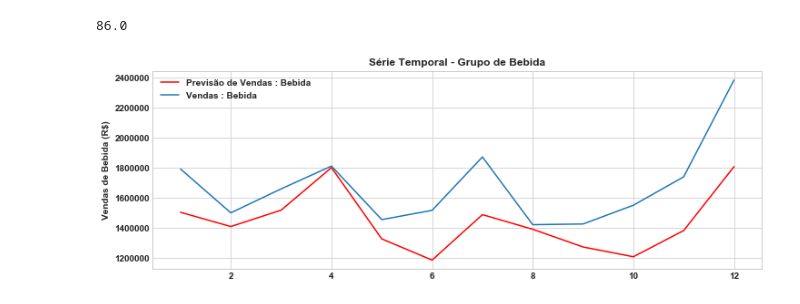
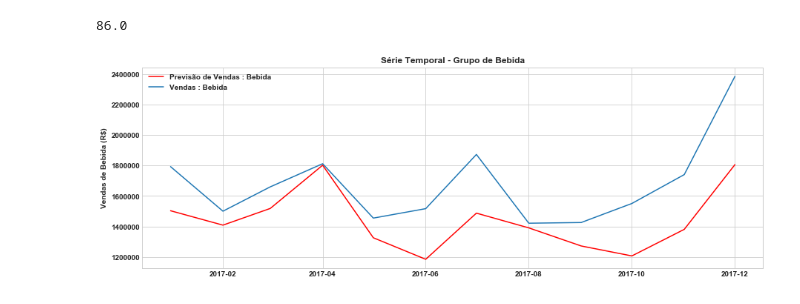
Before and after one commit to robson-fernandes/bayesian-networks-lab, a Jupyter notebook: notebooks/gaussian-processes-sales-grupo-bebidas-sp.ipynb, the cells around one changed output. Drawn from its saved outputs; the diff is of its cells as text; code cells hidden in the pictures.

```diff
--- a/notebooks/gaussian-processes-sales-grupo-bebidas-sp.ipynb
+++ b/notebooks/gaussian-processes-sales-grupo-bebidas-sp.ipynb
@@ -137,4 +145,7 @@ Statespace Model Results
+# %%
+file_model_load = open('models/forecasting-grupo-bebidas-sp.pkl', 'rb')
+model_load = pickle.load(file_model_load)
 # %%
-forecast = model.predict(n_periods=12)
+forecast = model_load.predict(n_periods=12)
 forecast
 # %% [output]
@@ -176,15 +187,15 @@ acuracia
 # %%
 legend_properties = {'weight':'bold'}
 
-plt.figure(figsize=(12,4))
-plt.plot(list(range(1,13)), y_pred, '-', label='Previsão de Vendas : '+ variavel.title() ,color='r')
-plt.plot(list(range(1,13)), y_true, label='Vendas : '+ variavel.title())
+plt.figure(figsize=(15,5))
+plt.plot(df_test["DATA"], y_pred, '-', label='Previsão de Vendas : '+ variavel.title() ,color='r')
+plt.plot(df_test["DATA"], y_true, label='Vendas : '+ variavel.title())
 plt.legend(prop=legend_properties)
 plt.ylabel('Vendas de '+ variavel.title() + ' (R$)',fontweight='bold')
 plt.title('Série Temporal - Grupo de '+ variavel.title(),fontweight='bold')
 plt.yticks(fontweight='bold')
 plt.xticks(fontweight='bold')
 plt.savefig('forecasting-'+variavel.title().lower()+'.pdf')
 plt.show()
 # %% [output]
-[figure, old version]
+[figure, new version]
```
Also changed, not shown: parts of 11 cells of this notebook, 31 other files.
